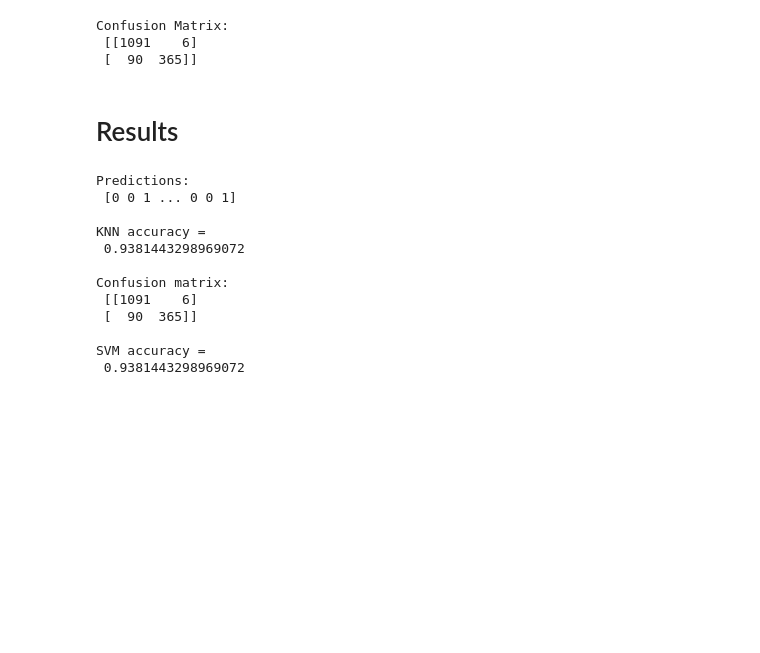
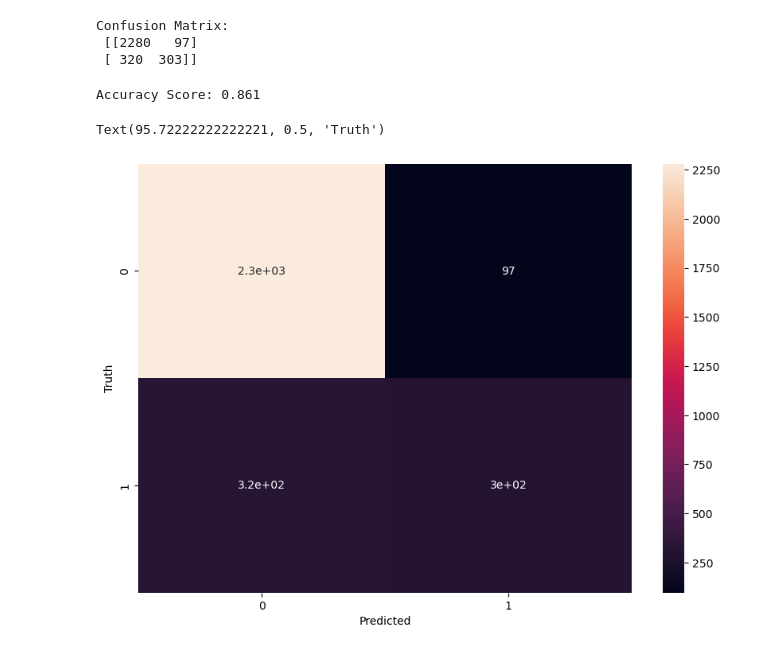
Before and after one commit to MadhurJ20/SPPU-Sem-VII-Practicals, a Jupyter notebook: LP-III/MLL/MLL_Exp_02.ipynb, the cells around one changed output. Saved outputs shown, nothing was run; the diff lists cells and outputs as text; code cells hidden in the pictures; blank space fills up the shorter version.

```diff
--- a/LP-III/MLL/MLL_Exp_02.ipynb
+++ b/LP-III/MLL/MLL_Exp_02.ipynb
@@ -85,0 +230,5 @@ y_pred = model.predict(x_test)
+# %%
+classifier.add(Dense(units = 6, kernel_initializer = 'he_uniform', activation = 'relu', input_dim = 10))
+classifier.add(Dense(units = 6, kernel_initializer = 'he_uniform', activation = 'relu'))
+classifier.add(Dense(units = 1, kernel_initializer = 'glorot_uniform', activation = 'sigmoid'))
+classifier.compile(optimizer = 'adam', loss = 'binary_crossentropy', metrics = ['accuracy'])
@@ -85,0 +251,2 @@ y_pred = model.predict(x_test)
+# %%
+classifier.fit(x_train, y_train, batch_size = 10, epochs = 50)
@@ -85,0 +272,3 @@ y_pred = model.predict(x_test)
+# %%
+y_pred =classifier.predict(x_test)
+y_pred = (y_pred > 0.5)
@@ -86,27 +277,20 @@ y_pred = model.predict(x_test)
 # %%
-cs = metrics.confusion_matrix(y_true=y_test, y_pred=y_pred)
-print('Confusion Matrix:\n',cs)
+cm = confusion_matrix(y_test, y_pred)
+print('Confusion Matrix:\n', cm)
 # %% [output]
 Confusion Matrix:
- [[1091    6]
- [  90  365]]
+ [[2280   97]
+ [ 320  303]]
-# %% [markdown]
-# Results
-# %%
-print('Predictions:\n', y_pred)
-print('\nKNN accuracy = \n', metrics.accuracy_score(y_test,y_pred))
-print('\nConfusion matrix:\n', metrics.confusion_matrix(y_test,y_pred))
-print('\nSVM accuracy = \n', metrics.accuracy_score(y_test,y_pred))
-# %% [output]
-Predictions:
- [0 0 1 ... 0 0 1]
-
-KNN accuracy =
- 0.9381443298969072
-
-Confusion matrix:
- [[1091    6]
- [  90  365]]
-
-SVM accuracy =
- 0.9381443298969072
+# %%
+acc = accuracy_score(y_test, y_pred)
+print('Accuracy Score:', acc)
+# %% [output]
+Accuracy Score: 0.861
+# %%
+plt.figure(figsize=(10,7))
+sns.heatmap(cm, annot = True)
+plt.xlabel('Predicted')
+plt.ylabel('Truth')
+# %% [output]
+Text(95.72222222222221, 0.5, 'Truth')
+[figure, added]
```
Also changed, not shown: parts of 37 cells of this notebook, 1 other file.
